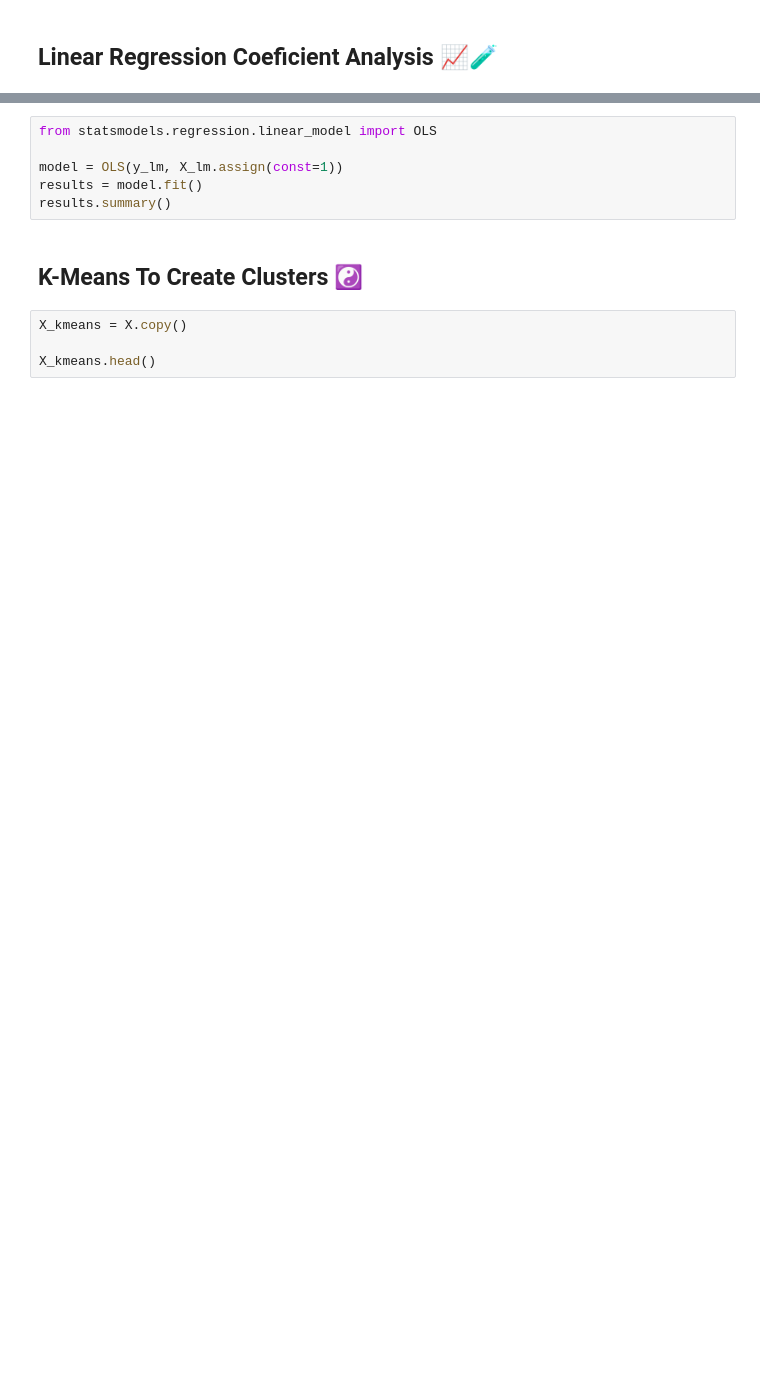
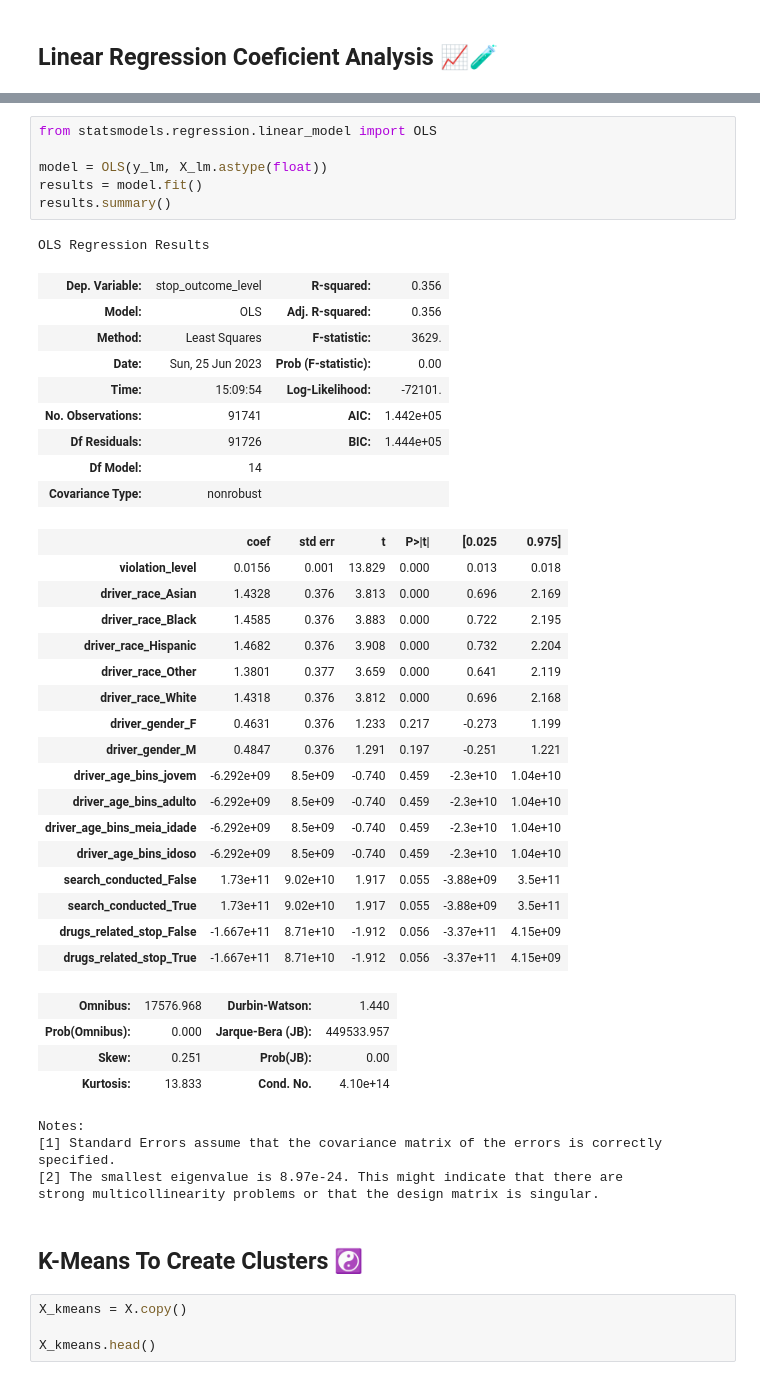
Before and after one commit to GUILN/masters-data-science, a Jupyter notebook: notebooks/trabalho_data_science.ipynb, the cells around one changed output, grey strips where cells are left out. Drawn from its saved outputs; the diff is of its cells as text; blank space fills up the shorter version.

Commit message:
fixed statsmodels ols model

```diff
--- a/notebooks/trabalho_data_science.ipynb
+++ b/notebooks/trabalho_data_science.ipynb
@@ -476,9 +527,45 @@ for name, coef in zip(X_lm.columns, police_stop_lm.coef_):
 # %%
 from statsmodels.regression.linear_model import OLS
 
-model = OLS(y_lm, X_lm.assign(const=1))
+model = OLS(y_lm, X_lm.astype(float))
 results = model.fit()
 results.summary()
+# %% [output]
+OLS Regression Results
+| Dep. Variable: | stop_outcome_level | R-squared: | 0.356 |
+| Model: | OLS | Adj. R-squared: | 0.356 |
+| Method: | Least Squares | F-statistic: | 3629. |
+| Date: | Sun, 25 Jun 2023 | Prob (F-statistic): | 0.00 |
+| Time: | 15:09:54 | Log-Likelihood: | -72101. |
+| No. Observations: | 91741 | AIC: | 1.442e+05 |
+| Df Residuals: | 91726 | BIC: | 1.444e+05 |
+| Df Model: | 14 |  |  |
+| Covariance Type: | nonrobust |  |  |
+|  | coef | std err | t | P>|t| | [0.025 | 0.975] |
+| violation_level | 0.0156 | 0.001 | 13.829 | 0.000 | 0.013 | 0.018 |
+| driver_race_Asian | 1.4328 | 0.376 | 3.813 | 0.000 | 0.696 | 2.169 |
+| driver_race_Black | 1.4585 | 0.376 | 3.883 | 0.000 | 0.722 | 2.195 |
+| driver_race_Hispanic | 1.4682 | 0.376 | 3.908 | 0.000 | 0.732 | 2.204 |
+| driver_race_Other | 1.3801 | 0.377 | 3.659 | 0.000 | 0.641 | 2.119 |
+| driver_race_White | 1.4318 | 0.376 | 3.812 | 0.000 | 0.696 | 2.168 |
+| driver_gender_F | 0.4631 | 0.376 | 1.233 | 0.217 | -0.273 | 1.199 |
+| driver_gender_M | 0.4847 | 0.376 | 1.291 | 0.197 | -0.251 | 1.221 |
+| driver_age_bins_jovem | -6.292e+09 | 8.5e+09 | -0.740 | 0.459 | -2.3e+10 | 1.04e+10 |
+| driver_age_bins_adulto | -6.292e+09 | 8.5e+09 | -0.740 | 0.459 | -2.3e+10 | 1.04e+10 |
+| driver_age_bins_meia_idade | -6.292e+09 | 8.5e+09 | -0.740 | 0.459 | -2.3e+10 | 1.04e+10 |
+| driver_age_bins_idoso | -6.292e+09 | 8.5e+09 | -0.740 | 0.459 | -2.3e+10 | 1.04e+10 |
+| search_conducted_False | 1.73e+11 | 9.02e+10 | 1.917 | 0.055 | -3.88e+09 | 3.5e+11 |
+| search_conducted_True | 1.73e+11 | 9.02e+10 | 1.917 | 0.055 | -3.88e+09 | 3.5e+11 |
+| drugs_related_stop_False | -1.667e+11 | 8.71e+10 | -1.912 | 0.056 | -3.37e+11 | 4.15e+09 |
+| drugs_related_stop_True | -1.667e+11 | 8.71e+10 | -1.912 | 0.056 | -3.37e+11 | 4.15e+09 |
+| Omnibus: | 17576.968 | Durbin-Watson: | 1.440 |
+| Prob(Omnibus): | 0.000 | Jarque-Bera (JB): | 449533.957 |
+| Skew: | 0.251 | Prob(JB): | 0.00 |
+| Kurtosis: | 13.833 | Cond. No. | 4.10e+14 |
+Notes:
+[1] Standard Errors assume that the covariance matrix of the errors is correctly specified.
+[2] The smallest eigenvalue is 8.97e-24. This might indicate that there are
+strong multicollinearity problems or that the design matrix is singular.
 # %% [markdown]
 ## K-Means To Create Clusters ☯️
 # %%
```
Also changed, not shown: parts of 11 cells of this notebook.
